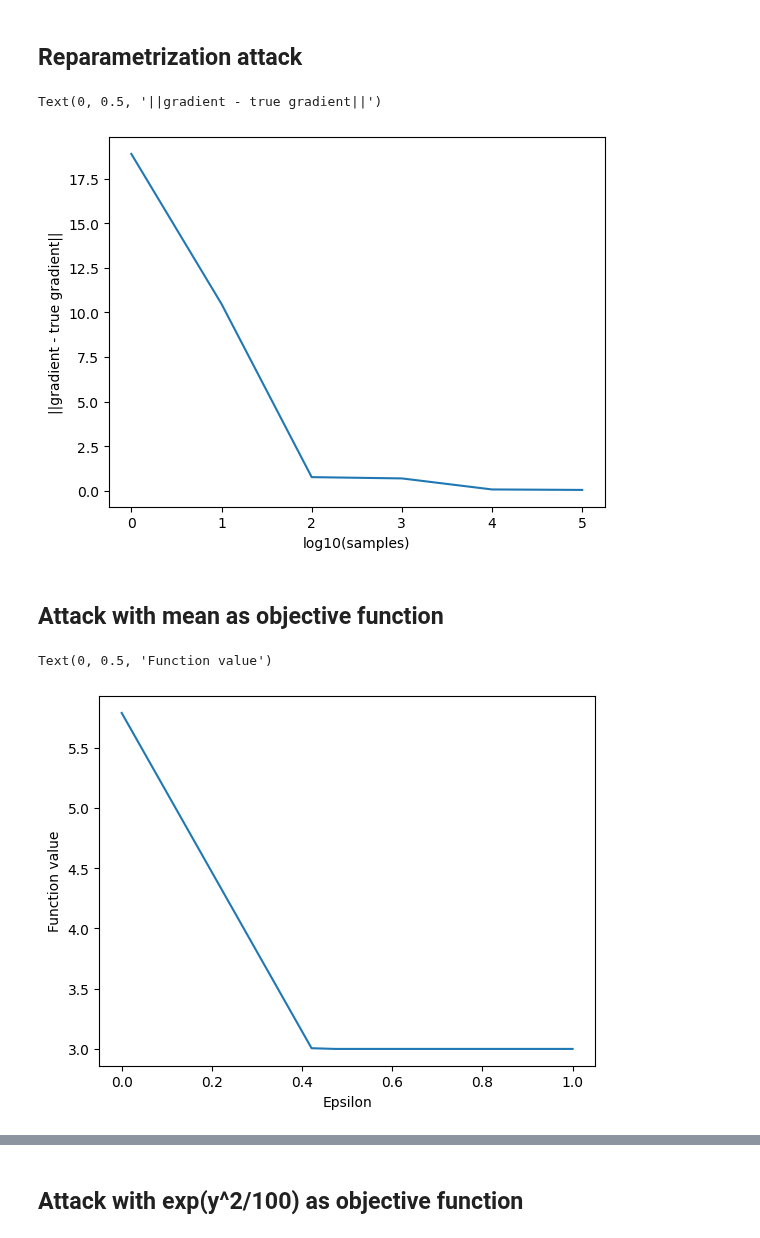
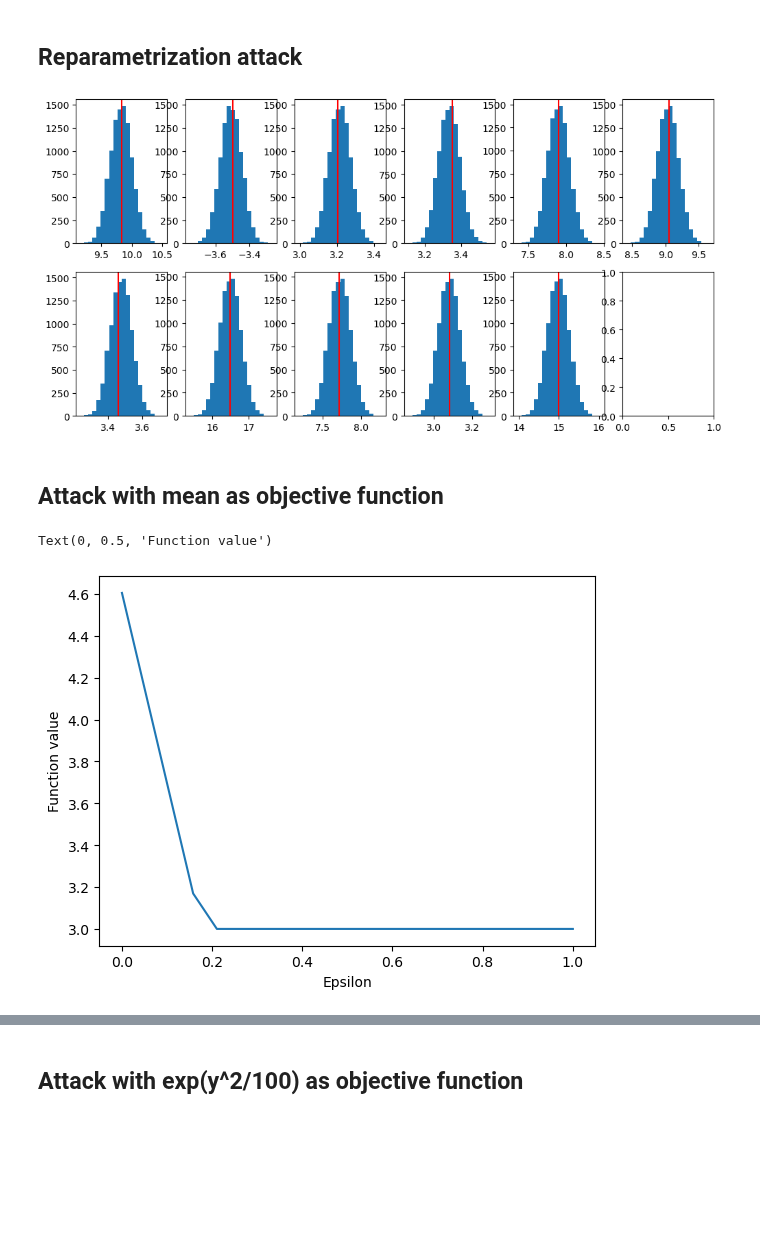
Before and after one commit to pablogarciarce/AdvReg, a Jupyter notebook: notebooks/test_point_attack.ipynb, the cells around one changed output, grey strips where cells are left out. Cells and saved outputs as stored; diff of their text form; code cells hidden in the pictures; blank space fills up the shorter version.

```diff
--- a/notebooks/test_point_attack.ipynb
+++ b/notebooks/test_point_attack.ipynb
@@ -59,20 +63,41 @@ def true_gradient_mean(x_adv, model, G):
     return 2 * (beta_dot_x - G) * model.mu
 # %%
 # Vemos como funciona la aproximacion del gradiente segun el numero de samples de reparametrization trick
+diffs_total = []
 x_adv = torch.tensor(X_test[17,:], dtype=torch.float32, requires_grad=True)
-diffs = []
-def id(x, y):
-    return y
-exact_gradient = true_gradient_mean(x_adv, model, 3)
-for samples in range(6):
-    rep_gradients, _, _ = reparametrization_trick(x_adv, model, 3, 10 ** samples, id)
-    diffs.append(torch.norm(rep_gradients - exact_gradient).item())
-    x_adv.grad.zero_()
 
-plt.plot(range(6), diffs)
-plt.xlabel('log10(samples)')
-plt.ylabel('||gradient - true gradient||')
+for _ in range(10):
+    diffs = []
+
+    exact_gradient = true_gradient_mean(x_adv, model, 3)
+    for samples in range(9):
+        rep_gradients, _, _ = reparametrization_trick(x_adv, model, 3, 10 ** samples, id)
+        diffs.append(torch.norm(rep_gradients - exact_gradient).item())
+        x_adv.grad.zero_()
+    diffs_total.append(diffs)
+
+# plot the mean and std of the losses
+plt.errorbar(range(9), np.mean(diffs_total, axis=0), yerr=2*np.std(diffs_total, axis=0))
+plt.ylabel('Error')
+plt.xlabel('Log10(Samples)')
+plt.xlim(0, 20)
-# %% [output]
-Text(0, 0.5, '||gradient - true gradient||')
-[figure, removed]
+# %%
+x_adv = torch.tensor(X_test[17,:], dtype=torch.float32, requires_grad=True)
+grads_estim = []
+exact_gradient = true_gradient_mean(x_adv, model, 3)
+
+for _ in range(10000):
+    rep_gradients, _, _ = reparametrization_trick(x_adv, model, 3, 1000, id)
+    grads_estim.append(rep_gradients.clone().numpy())
+    x_adv.grad.zero_()
+
+
+# plot histogram of gradients
+fig, axs = plt.subplots(2, 6, figsize=(12, 6))
+for i in range(11):
+    axs[i // 6, i % 6].hist(np.array(grads_estim)[:, i], bins=20)
+    # plot line at exact_gradient[i]
+    axs[i // 6, i % 6].axvline(exact_gradient[i].item(), color='r')
+# %% [output]
+[figure, added]
 # %%
@@ -133,4 +191,8 @@ x_adv_det, y_adv_det = det_attack(x_adv, model, y_star, epsilon)
 # %%
+x_adv = X_test[17,:].copy()
+y_star = 3
+epsilon = .2
+
 # Plot function value against strength of attack
 epsilons = np.linspace(0, 1, 20)
 func_values = []
@@ -144,6 +206,6 @@ plt.xlabel('Epsilon')
 plt.ylabel('Function value')
 # %% [output]
 Text(0, 0.5, 'Function value')
-[figure, old version]
+[figure, new version]
 # %%
 y_star = 3
```
Also changed, not shown: parts of 23 cells of this notebook, 4 other files.
